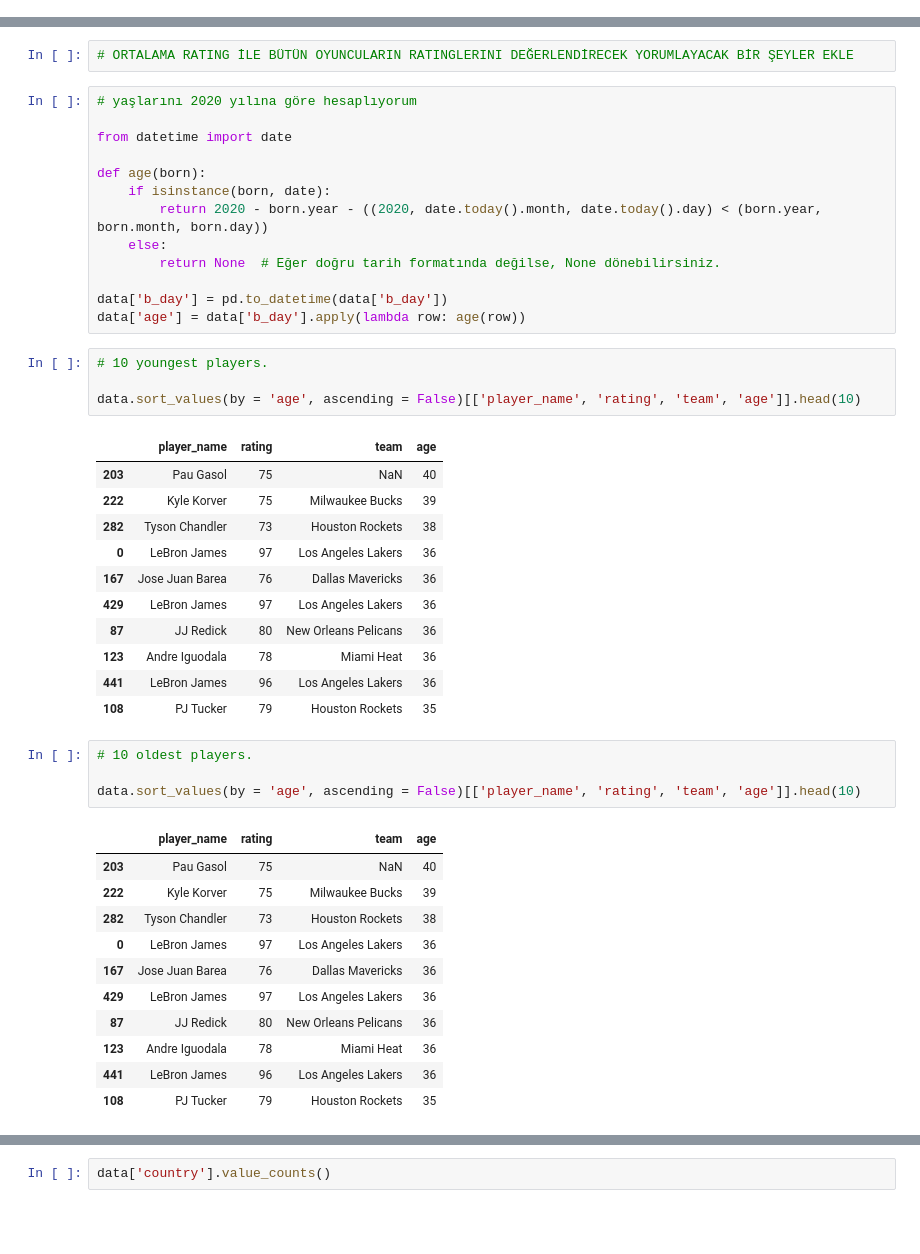
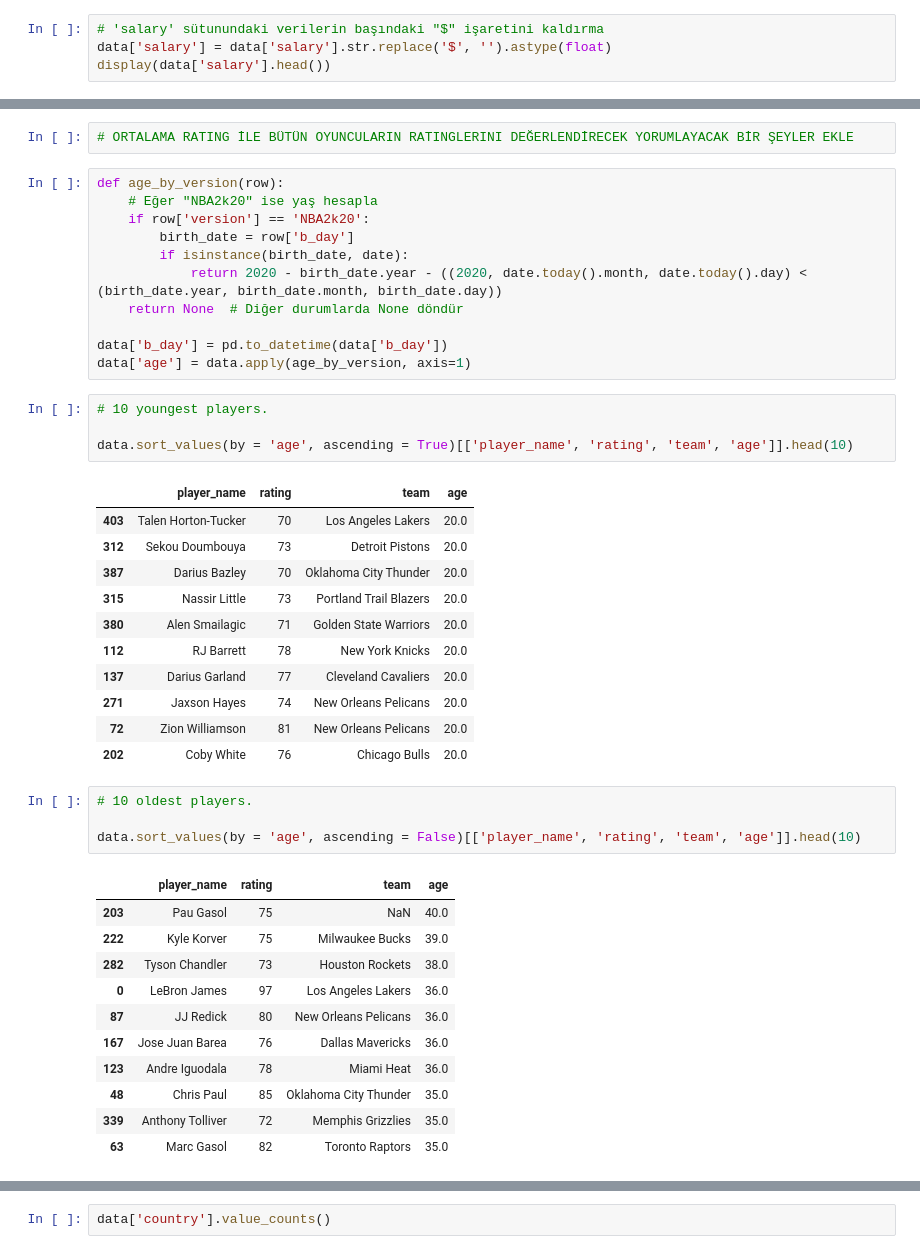
Before and after one commit to denizsimsek8/DATA-SCIENCE-PROJECT, a Jupyter notebook: NBA2K20.ipynb, the cells around one changed output, grey strips where cells are left out. Cells and saved outputs as stored; diff of their text form; blank space fills up the shorter version.

```diff
--- a/NBA2K20.ipynb
+++ b/NBA2K20.ipynb
@@ -145,0 +170,4 @@ display(data)
+# %%
+# 'salary' sütunundaki verilerin başındaki "$" işaretini kaldırma
+data['salary'] = data['salary'].str.replace('$', '').astype(float)
+display(data['salary'].head())
@@ -255,47 +266,45 @@ plt.show()
 # %%
 # ORTALAMA RATING İLE BÜTÜN OYUNCULARIN RATINGLERINI DEĞERLENDİRECEK YORUMLAYACAK BİR ŞEYLER EKLE
 # %%
-# yaşlarını 2020 yılına göre hesaplıyorum
-
-from datetime import date
-
-def age(born):
-    if isinstance(born, date):
-        return 2020 - born.year - ((2020, date.today().month, date.today().day) < (born.year, born.month, born.day))
-    else:
-        return None  # Eğer doğru tarih formatında değilse, None dönebilirsiniz.
+def age_by_version(row):
+    # Eğer "NBA2k20" ise yaş hesapla
+    if row['version'] == 'NBA2k20':
+        birth_date = row['b_day']
+        if isinstance(birth_date, date):
+            return 2020 - birth_date.year - ((2020, date.today().month, date.today().day) < (birth_date.year, birth_date.month, birth_date.day))
+    return None  # Diğer durumlarda None döndür
 
 data['b_day'] = pd.to_datetime(data['b_day'])
-data['age'] = data['b_day'].apply(lambda row: age(row))
+data['age'] = data.apply(age_by_version, axis=1)
 # %%
 # 10 youngest players.
 
-data.sort_values(by = 'age', ascending = False)[['player_name', 'rating', 'team', 'age']].head(10)
+data.sort_values(by = 'age', ascending = True)[['player_name', 'rating', 'team', 'age']].head(10)
 # %% [output]
 |  | player_name | rating | team | age |
-| 203 | Pau Gasol | 75 | NaN | 40 |
-| 222 | Kyle Korver | 75 | Milwaukee Bucks | 39 |
-| 282 | Tyson Chandler | 73 | Houston Rockets | 38 |
-| 0 | LeBron James | 97 | Los Angeles Lakers | 36 |
-| 167 | Jose Juan Barea | 76 | Dallas Mavericks | 36 |
-| 429 | LeBron James | 97 | Los Angeles Lakers | 36 |
-| 87 | JJ Redick | 80 | New Orleans Pelicans | 36 |
-| 123 | Andre Iguodala | 78 | Miami Heat | 36 |
-| 441 | LeBron James | 96 | Los Angeles Lakers | 36 |
-| 108 | PJ Tucker | 79 | Houston Rockets | 35 |
+| 403 | Talen Horton-Tucker | 70 | Los Angeles Lakers | 20.0 |
+| 312 | Sekou Doumbouya | 73 | Detroit Pistons | 20.0 |
+| 387 | Darius Bazley | 70 | Oklahoma City Thunder | 20.0 |
+| 315 | Nassir Little | 73 | Portland Trail Blazers | 20.0 |
+| 380 | Alen Smailagic | 71 | Golden State Warriors | 20.0 |
+| 112 | RJ Barrett | 78 | New York Knicks | 20.0 |
+| 137 | Darius Garland | 77 | Cleveland Cavaliers | 20.0 |
+| 271 | Jaxson Hayes | 74 | New Orleans Pelicans | 20.0 |
+| 72 | Zion Williamson | 81 | New Orleans Pelicans | 20.0 |
+| 202 | Coby White | 76 | Chicago Bulls | 20.0 |
 # %%
 # 10 oldest players.
 
 data.sort_values(by = 'age', ascending = False)[['player_name', 'rating', 'team', 'age']].head(10)
 # %% [output]
 |  | player_name | rating | team | age |
-| 203 | Pau Gasol | 75 | NaN | 40 |
-| 222 | Kyle Korver | 75 | Milwaukee Bucks | 39 |
-| 282 | Tyson Chandler | 73 | Houston Rockets | 38 |
-| 0 | LeBron James | 97 | Los Angeles Lakers | 36 |
-| 167 | Jose Juan Barea | 76 | Dallas Mavericks | 36 |
-| 429 | LeBron James | 97 | Los Angeles Lakers | 36 |
-| 87 | JJ Redick | 80 | New Orleans Pelicans | 36 |
-| 123 | Andre Iguodala | 78 | Miami Heat | 36 |
-| 441 | LeBron James | 96 | Los Angeles Lakers | 36 |
-| 108 | PJ Tucker | 79 | Houston Rockets | 35 |
+| 203 | Pau Gasol | 75 | NaN | 40.0 |
+| 222 | Kyle Korver | 75 | Milwaukee Bucks | 39.0 |
+| 282 | Tyson Chandler | 73 | Houston Rockets | 38.0 |
+| 0 | LeBron James | 97 | Los Angeles Lakers | 36.0 |
+| 87 | JJ Redick | 80 | New Orleans Pelicans | 36.0 |
+| 167 | Jose Juan Barea | 76 | Dallas Mavericks | 36.0 |
+| 123 | Andre Iguodala | 78 | Miami Heat | 36.0 |
+| 48 | Chris Paul | 85 | Oklahoma City Thunder | 35.0 |
+| 339 | Anthony Tolliver | 72 | Memphis Grizzlies | 35.0 |
+| 63 | Marc Gasol | 82 | Toronto Raptors | 35.0 |
```
Also changed, not shown: parts of 18 cells of this notebook.
